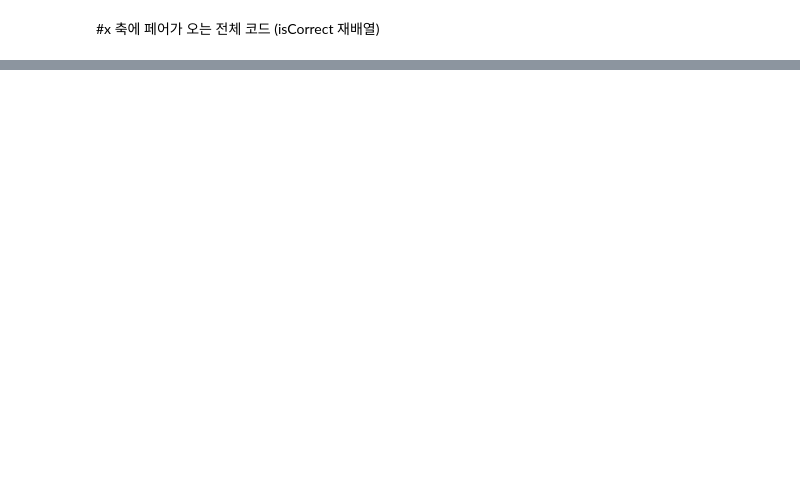
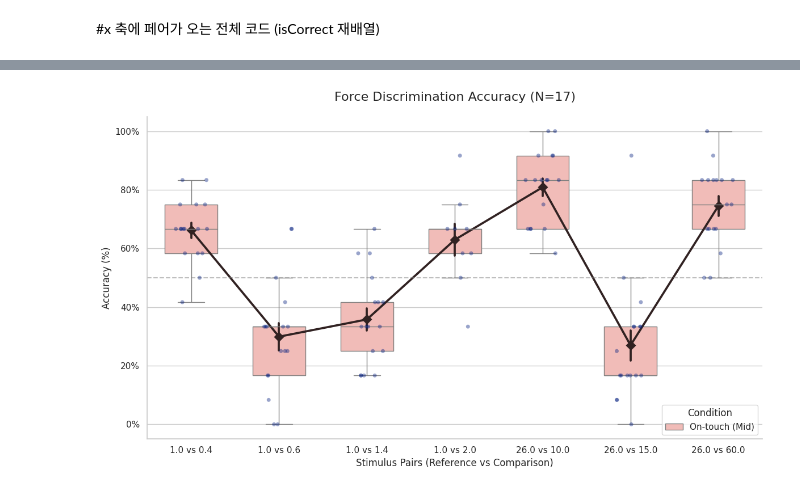
Before and after one commit to kyungeunvoyage/NailFoldExp, a Jupyter notebook: Analysis/(Analysis)Force_Discrimination.ipynb, the cells around one changed output, grey strips where cells are left out. Drawn from its saved outputs; the diff is of its cells as text; code cells hidden in the pictures; blank space fills up the shorter version.

```diff
--- a/Analysis/(Analysis)Force_Discrimination.ipynb
+++ b/Analysis/(Analysis)Force_Discrimination.ipynb
@@ -125,0 +130,87 @@ else:
+# %%
+import pandas as pd
+import seaborn as sns
+import matplotlib.pyplot as plt
+import matplotlib.ticker as mtick
+import glob
+
+# 1. 데이터 로드 및 통합 (파일명이 P로 시작하는 모든 CSV 합치기)
+file_pattern = 'P*_ForceDiscrimination.csv'
+file_list = glob.glob(file_pattern)
+
+if not file_list:
+    print("CSV 파일을 찾을 수 없습니다. 파일명을 확인해주세요.")
+else:
+    df_list = [pd.read_csv(f) for f in file_list]
+    df_merged = pd.concat(df_list, ignore_index=True)
+
+    # 2. 정답 여부 판별 (사용자님의 제안 논리 적용)
+    def calc_accuracy(row):
+        # 1번을 선택했을 때: 첫 번째 자극(FirstStim)이 더 컸다면 정답(1), 아니면 오답(0)
+        if row['UserChoice'] == 1:
+            return 1 if row['FirstStim'] > row['SecondStim'] else 0
+        # 2번을 선택했을 때: 두 번째 자극(SecondStim)이 더 컸다면 정답(1), 아니면 오답(0)
+        elif row['UserChoice'] == 2:
+            return 1 if row['SecondStim'] > row['FirstStim'] else 0
+        return 0
+
+    df_merged['IsCorrect'] = df_merged.apply(calc_accuracy, axis=1)
+
+    # 3. 시각화를 위한 데이터 가공
+    # 자극 쌍(Pair) 이름 생성 (예: 26.0 vs 15.0)
+    df_merged['Ref_num'] = pd.to_numeric(df_merged['Reference'])
+    df_merged['Comp_num'] = pd.to_numeric(df_merged['Comparison'])
+    df_merged['Pair'] = df_merged.apply(lambda x: f"{x['Ref_num']:.1f} vs {x['Comp_num']:.1f}", axis=1)
+
+    # 피험자별/조건별/자극쌍별로 평균 정확도 계산
+    plot_df = df_merged.groupby(['Condition', 'Pair', 'Comp_num', 'Subject'])['IsCorrect'].mean().reset_index()
+    plot_df['Accuracy (%)'] = plot_df['IsCorrect'] * 100
+
+    # 비교 자극(Comp_num) 크기 순서대로 X축 정렬
+    pair_order = plot_df.sort_values('Comp_num')['Pair'].unique()
+
+    # 4. 시각화 (Seaborn 이용)
+    plt.figure(figsize=(12, 7))
+    sns.set_theme(style="whitegrid")
+
+    unique_conditions = plot_df['Condition'].unique()
+    num_cond = len(unique_conditions)
+    dodge_val = 0.5 if num_cond > 1 else False
+
+    # [A] Boxplot: 정확도 분포의 사분위수 표시
+    sns.boxplot(
+        data=plot_df, x='Pair', y='Accuracy (%)', hue='Condition',
+        order=pair_order, palette='Pastel1', width=0.6, fliersize=0
+    )
+
+    # [B] Stripplot: 개별 피험자들의 데이터 점 (투명도 조절)
+    sns.stripplot(
+        data=plot_df, x='Pair', y='Accuracy (%)', hue='Condition',
+        order=pair_order, dodge=dodge_val, palette='dark', alpha=0.4, jitter=0.2
+    )
+
+    # [C] Pointplot: 평균값(D 모양 마커)과 에러바(표준오차 SE)
+    sns.pointplot(
+        data=plot_df, x='Pair', y='Accuracy (%)', hue='Condition',
+        order=pair_order, dodge=dodge_val, color='red', markers='D', errorbar='se'
+    )
+
+    # 그래프 레이아웃 및 라벨 설정
+    num_subjects = df_merged['Subject'].nunique()
+    plt.title(f'Force Discrimination Accuracy (N={num_subjects})', fontsize=16, pad=20)
+    plt.ylabel('Accuracy (%)', fontsize=12)
+    plt.xlabel('Stimulus Pairs (Reference vs Comparison)', fontsize=12)
+
+    # 50% 우연 수준(Chance level) 기준선 표시
+    plt.axhline(50, ls='--', color='gray', alpha=0.5, label='Chance (50%)')
+    plt.ylim(-5, 105)
+    plt.gca().yaxis.set_major_formatter(mtick.PercentFormatter())
+
+    # 범례 설정 (중복 제거)
+    handles, labels = plt.gca().get_legend_handles_labels()
+    plt.legend(handles[:num_cond], labels[:num_cond], title='Condition', loc='lower right')
+
+    sns.despine()
+    plt.tight_layout()
+    plt.show()
+# %% [output]
@@ -126,3 +220,4 @@ else:
+[figure, added]
 # %%
 import pandas as pd
 import seaborn as sns
```
Also changed, not shown: parts of 3 cells of this notebook.
